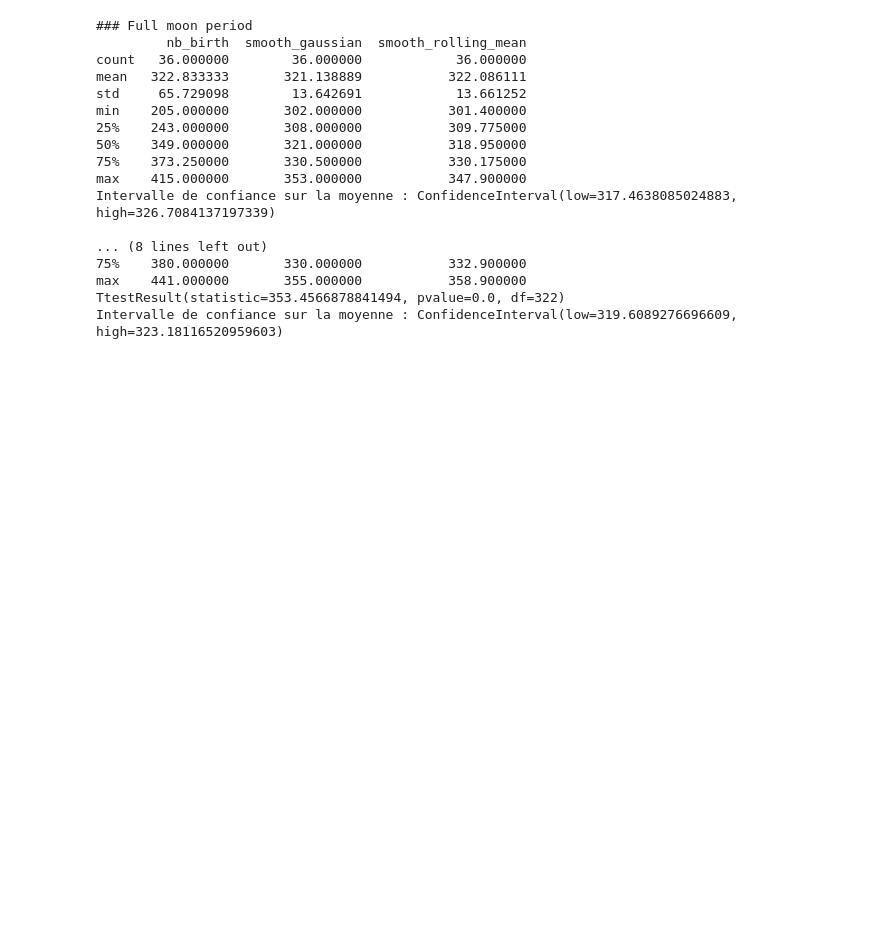
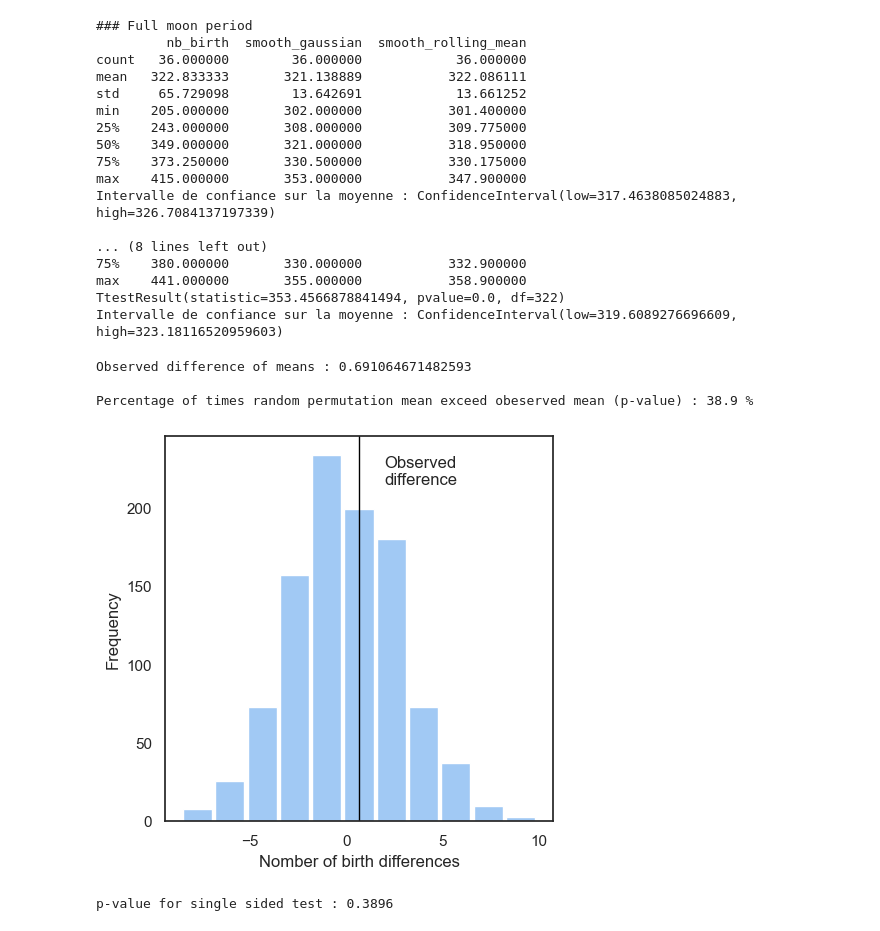
Before and after one commit to gmartinod/birth-vs-moon, a Jupyter notebook: fullMoonBirth.ipynb, the cells around one changed output. Drawn from its saved outputs; the diff is of its cells as text; code cells hidden in the pictures; blank space fills up the shorter version.

Commit message:
add stats test

```diff
--- a/fullMoonBirth.ipynb
+++ b/fullMoonBirth.ipynb
@@ -379,6 +341,7 @@ df_moon_value = df_moon_value.date.apply(
 
 df_moon_value = df_moon_value.stack().drop_duplicates().reset_index(level=[0,1], drop=True).to_frame(name='date')
 df_moon_value = df_moon_value.merge(sub_data, on='date')
+df_moon_value['type'] = ['moon'] * len(df_moon_value)
 
 df_normal_value = pd.date_range('2019-01-01', '2019-12-31').to_frame(name='date')
 
@@ -391,6 +354,9 @@ for day in pd.date_range('2019-01-01', '2019-12-31'):
 
 df_normal_value = df_normal_value[mask].reset_index(drop=True)
 df_normal_value = df_normal_value.merge(sub_data, on='date')
+df_normal_value['type'] = ['regular'] * len(df_normal_value)
+
+df_stats = pd.concat([df_normal_value, df_moon_value]).reset_index()
 # %%
 from scipy.stats import t, ttest_1samp
 
@@ -458,0 +427,47 @@ fig_normal.show()
+# %%
+# permutation test
+import random
+
+def perm_fun(x, nA, nB):
+    n = nA + nB
+    idx_B = set(random.sample(range(n), nB))
+    idx_A = set(range(n)) - idx_B
+    return x.loc[list(idx_B)].mean() - x.loc[list(idx_A)].mean()
+# %%
+# we work on the rolling mean values of both periods
+mean_moon = df_moon_value.smooth_rolling_mean.mean()
+mean_regular = df_normal_value.smooth_rolling_mean.mean()
+print(f'Observed difference of means : {mean_moon - mean_regular}\n')
+
+nA = len(df_stats.loc[df_stats.type == 'moon'])
+nB = len(df_stats.loc[df_stats.type == 'regular'])
+perm_diffs = [perm_fun(df_stats.smooth_rolling_mean, nA, nB) for _ in range(1000)]
+
+fig, ax = plt.subplots(figsize=(5,5))
+ax.hist(perm_diffs, bins=11, rwidth=0.9)
+ax.axvline(x=mean_moon-mean_regular, color='black', lw=1)
+ax.text(2,215, 'Observed\ndifference', bbox={'facecolor':'white'})
+ax.set_xlabel('Nomber of birth differences')
+ax.set_ylabel('Frequency')
+
+# p-value represent number of times we could expect the random model to have more extrem results than observed repartition (by chance)
+# here we have larger differences of child birth in 40% of time, far from 5% alpha
+print(f'Percentage of times random permutation mean exceed obeserved mean (p-value) : {np.mean(perm_diffs > mean_moon - mean_regular)*100} %')
+
+
+# We don't reach level of significancy : random permutation exceed observation more than 5% of the time
+# coherent with the small difference between means of the two sets
+# %% [output]
+Observed difference of means : 0.691064671482593
+
+Percentage of times random permutation mean exceed obeserved mean (p-value) : 38.9 %
+[figure, added]
+# %%
+# calculating p-value with sci-py t-test (approximation of permutation test with distribution)
+res = stats.ttest_ind(df_moon_value.smooth_rolling_mean,
+                      df_normal_value.smooth_rolling_mean.dropna(),
+                      equal_var=False) # when 2 population are not same size or same variance
+
+print(f'p-value for single sided test : {res.pvalue / 2:.4f}')
+# %% [output]
+p-value for single sided test : 0.3896
```
Also changed, not shown: parts of 3 cells of this notebook.
